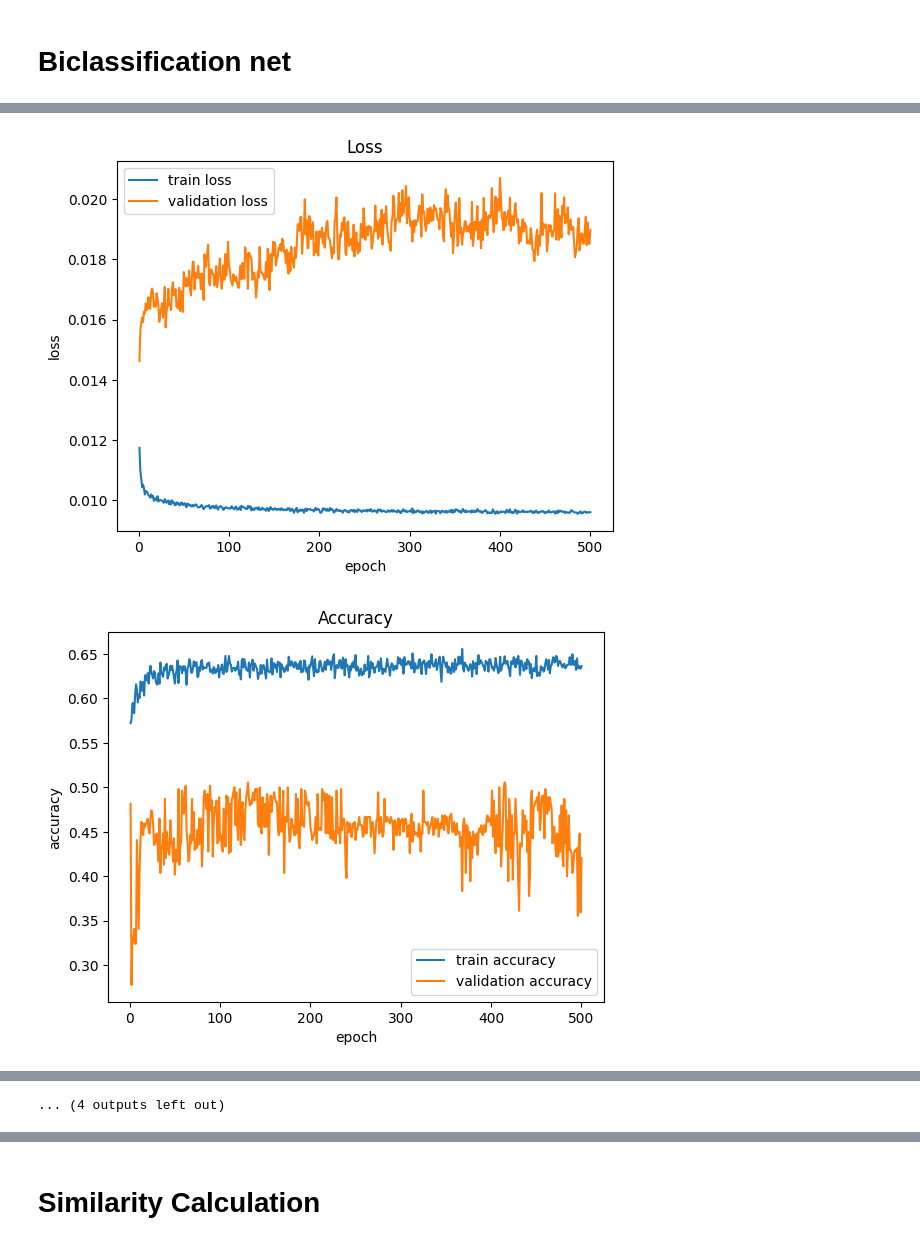
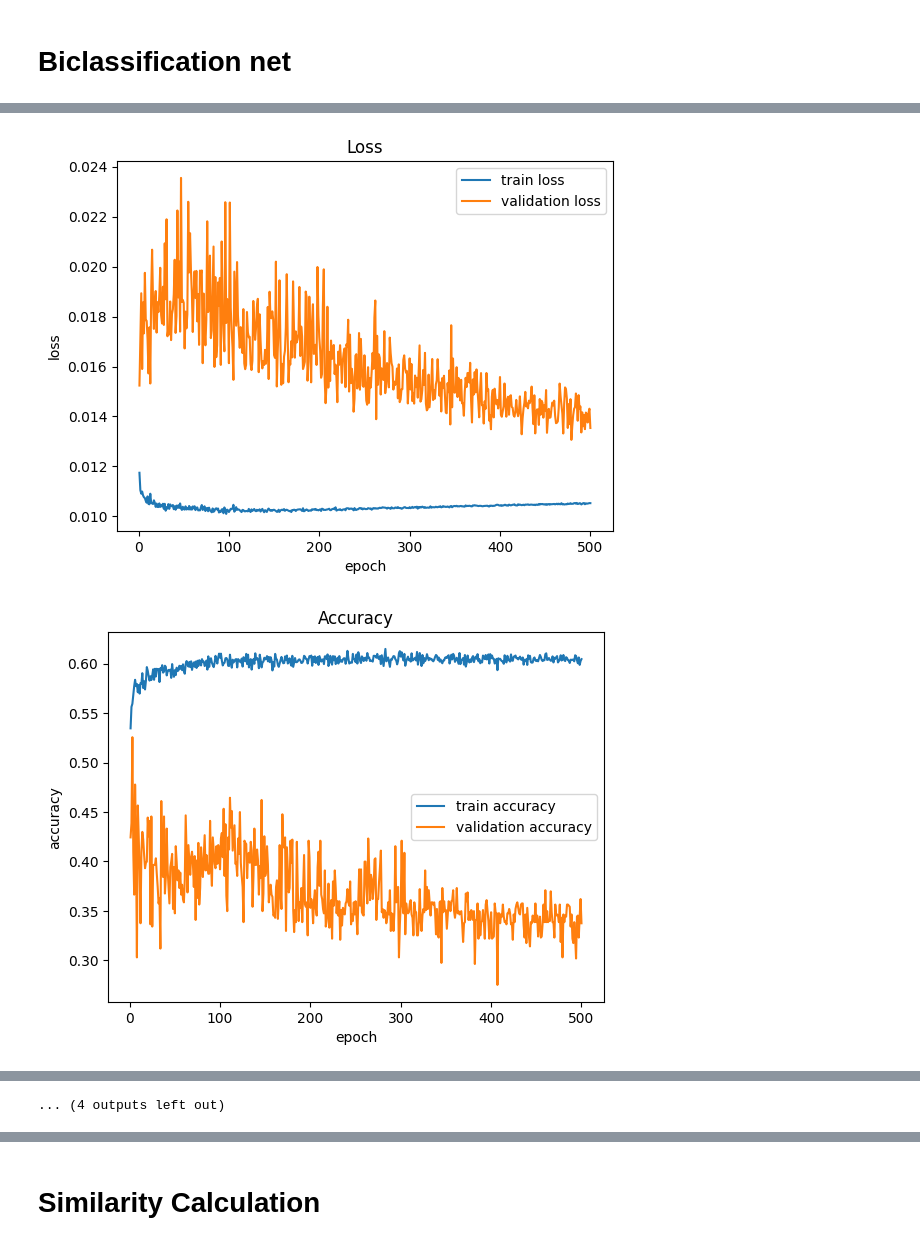
Before and after one commit to RepoMining/SimilarityCal, a Jupyter notebook: mean/mean_trainer.ipynb, the cells around one changed output, grey strips where cells are left out. Cells and saved outputs as stored; diff of their text form; code cells hidden in the pictures.

```diff
--- a/mean/mean_trainer.ipynb
+++ b/mean/mean_trainer.ipynb
@@ -353,20 +353,25 @@ def mergeEmbedding(sets_list, labels_list, embedding_types):
 def build_pair_data(data, labels, embedding_types, balanced=1.0):
     pair_embeddings = {}
     pair_labels = []
+
+    def make_pair(idx1, idx2):
+        if labels[idx1] != labels[idx2]:
+            pair_labels.append(0)
+        else:
+            pair_labels.append(1)
+        for embedding_type in embedding_types:
+            e1 = data[embedding_type][idx1]
+            e2 = data[embedding_type][idx2]
+            pair_embeddings[embedding_type].append((e1, e2))
+
     for embedding_type in embedding_types:
         pair_embeddings[embedding_type] = []
 
     for i in range(len(labels)):
-        for j in range(i, len(labels)):
-            if labels[i] != labels[j]:
-                pair_labels.append(0)
-            else:
-                pair_labels.append(1)
-
-            for embedding_type in embedding_types:
-                e1 = data[embedding_type][i]
-                e2 = data[embedding_type][j]
-                pair_embeddings[embedding_type].append((e1, e2))
+        make_pair(i, i)
+        for j in range(i+1, len(labels)):
+            make_pair(i, j)
+            make_pair(j, i)
 
     if balanced:
         print("Before balanced:", len(pair_labels))
@@ -380,7 +385,7 @@ def build_pair_data(data, labels, embedding_types, balanced=1.0):
 
         c0_num = len(c0_index)
         c1_num = len(c1_index)
-        all_index = c0_index + c1_index
+
         if c0_num > c1_num:
             c0_num = min(int(c1_num * balanced), c0_num)
             c0_index = random.sample(c0_index, c0_num)
@@ -463,7 +468,7 @@ from torch.utils.data import DataLoader
 
 batch_size = 64
 epochs = 500
-lr = 0.00001
+lr = 0.0001
 weight_decay = 0.1
 
 print(device)
@@ -540,5 +545,5 @@ Save model in structure_embeddings\Best_Model_2023-07-13 14-41-58.363871.pt
-[figure, old version]
+[figure, new version]
-[figure, old version]
+[figure, new version]
 structure_embeddings
 ------------------------------
 Training starting
```
Also changed, not shown: parts of 10 cells of this notebook.
